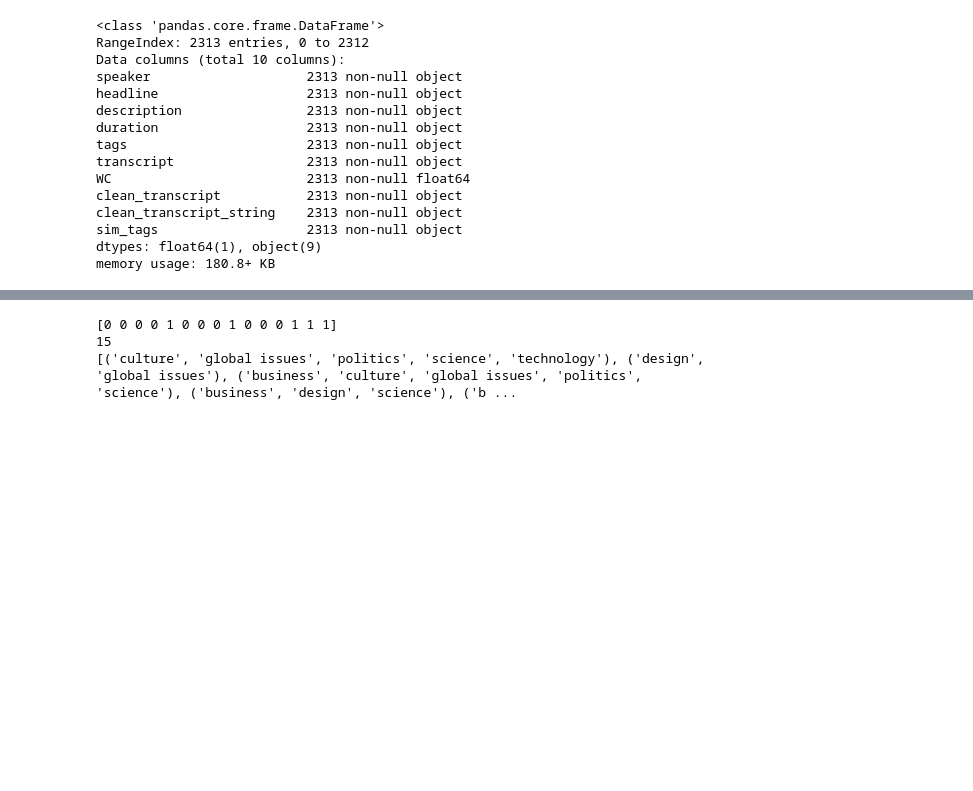
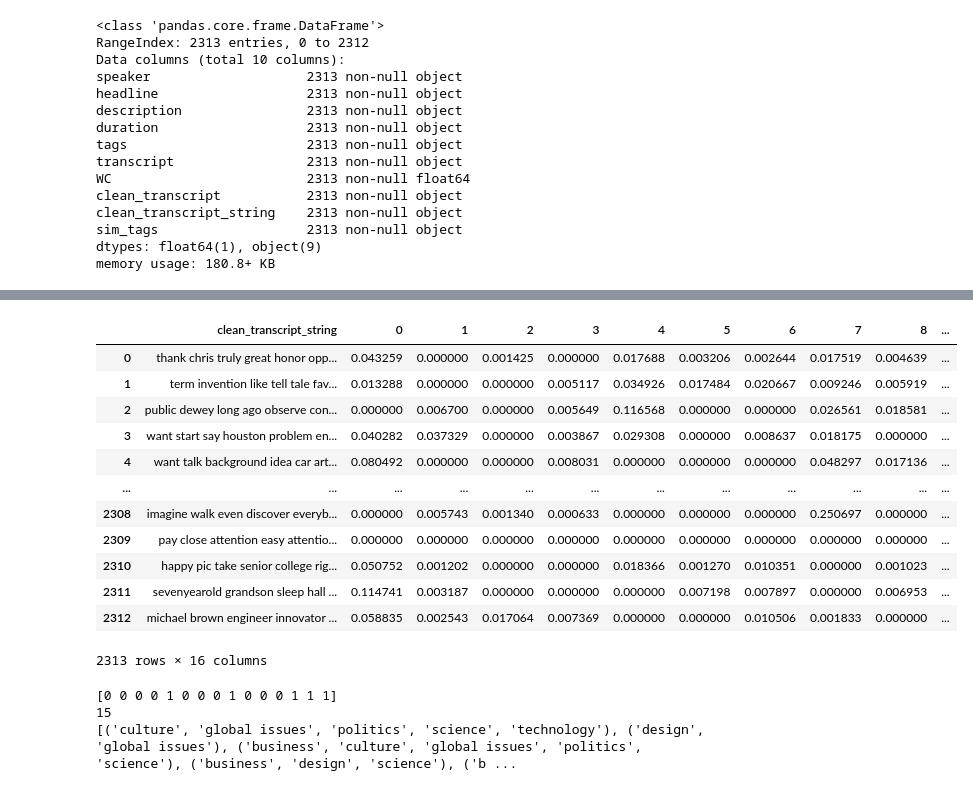
Before and after one commit to GlennChia/50_038_cds_project, a Jupyter notebook: notebooks/models/13_gridsearch_binary_relevance.ipynb, the cells around one changed output, grey strips where cells are left out. Saved outputs shown, nothing was run; the diff lists cells and outputs as text; code cells hidden in the pictures; blank space fills up the shorter version.

```diff
--- a/notebooks/models/13_gridsearch_binary_relevance.ipynb
+++ b/notebooks/models/13_gridsearch_binary_relevance.ipynb
@@ -68,3 +109,19 @@ encoded_y = mlb.fit_transform(y)
+# %%
+pd.concat([df[['clean_transcript_string']], pd.DataFrame(np.array(list(X_tm)))], axis=1)
+# %% [output]
+|  | clean_transcript_string | 0 | 1 | 2 | 3 | 4 | 5 | 6 | 7 | 8 | ... |
+| 0 | thank chris truly great honor opp... | 0.043259 | 0.000000 | 0.001425 | 0.000000 | 0.017688 | 0.003206 | 0.002644 | 0.017519 | 0.004639 | ... |
+| 1 | term invention like tell tale fav... | 0.013288 | 0.000000 | 0.000000 | 0.005117 | 0.034926 | 0.017484 | 0.020667 | 0.009246 | 0.005919 | ... |
+| 2 | public dewey long ago observe con... | 0.000000 | 0.006700 | 0.000000 | 0.005649 | 0.116568 | 0.000000 | 0.000000 | 0.026561 | 0.018581 | ... |
+| 3 | want start say houston problem en... | 0.040282 | 0.037329 | 0.000000 | 0.003867 | 0.029308 | 0.000000 | 0.008637 | 0.018175 | 0.000000 | ... |
+| 4 | want talk background idea car art... | 0.080492 | 0.000000 | 0.000000 | 0.008031 | 0.000000 | 0.000000 | 0.000000 | 0.048297 | 0.017136 | ... |
+| ... | ... | ... | ... | ... | ... | ... | ... | ... | ... | ... | ... |
+| 2308 | imagine walk even discover everyb... | 0.000000 | 0.005743 | 0.001340 | 0.000633 | 0.000000 | 0.000000 | 0.000000 | 0.250697 | 0.000000 | ... |
+| 2309 | pay close attention easy attentio... | 0.000000 | 0.000000 | 0.000000 | 0.000000 | 0.000000 | 0.000000 | 0.000000 | 0.000000 | 0.000000 | ... |
+| 2310 | happy pic take senior college rig... | 0.050752 | 0.001202 | 0.000000 | 0.000000 | 0.018366 | 0.001270 | 0.010351 | 0.000000 | 0.001023 | ... |
+| 2311 | sevenyearold grandson sleep hall ... | 0.114741 | 0.003187 | 0.000000 | 0.000000 | 0.000000 | 0.007198 | 0.007897 | 0.000000 | 0.006953 | ... |
+| 2312 | michael brown engineer innovator ... | 0.058835 | 0.002543 | 0.017064 | 0.007369 | 0.000000 | 0.000000 | 0.010506 | 0.001833 | 0.000000 | ... |
+2313 rows × 16 columns
 # %%
 print(encoded_y[0])
 print(len(encoded_y[0]))
```
Also changed, not shown: parts of 19 cells of this notebook.
